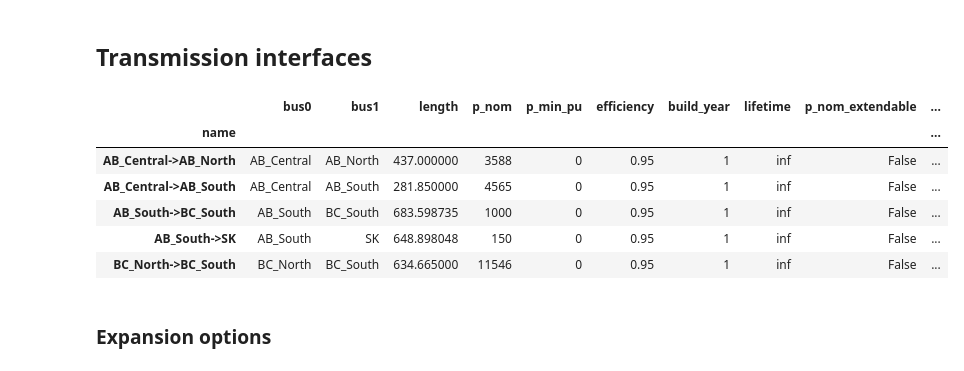
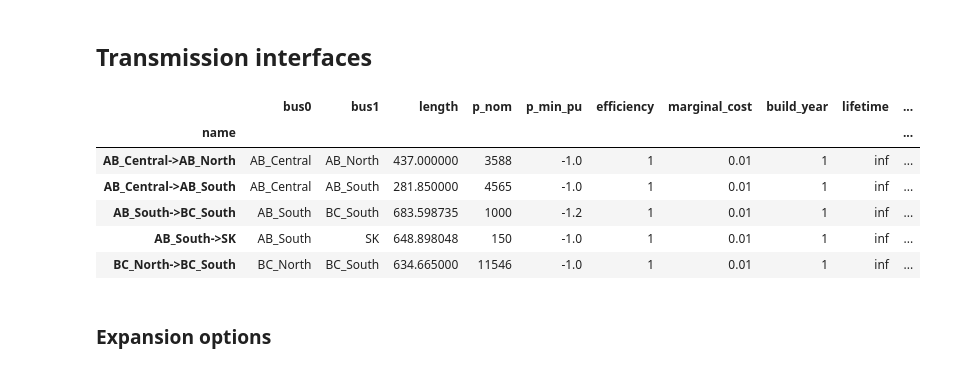
Before and after one commit to NRCan/pypsa-canada-national, a Jupyter notebook: 4 - Create Model.ipynb, the cells around one changed output. Saved outputs shown, nothing was run; the diff lists cells and outputs as text; code cells hidden in the pictures.

```diff
--- a/4 - Create Model.ipynb
+++ b/4 - Create Model.ipynb
@@ -343,41 +343,57 @@ loads.to_csv(os.path.join(model_results_path, 'loads.csv'))
 # %% [markdown]
 ## Transmission interfaces
 # %%
+# Unidirectionnal/bidirectionnal links option: Put "False" to define connection as 2 undirectionnal links to have marginal cost and efficiency on it
+bidirectionnal = True
+
 # Read results from line_distances
 interface_data = pd.read_csv(os.path.join(results_path, 'cluster_interfaces.csv'))
 interface_data = interface_data.rename(columns={'start':'bus0', 'end':'bus1', 'distance':'length', 'capacity_fwd':'p_nom'})
 
-fwd_links = interface_data.copy()
-fwd_links['name'] = fwd_links.bus0 + '->' + fwd_links.bus1
-fwd_links['p_min_pu'] = 0
+if bidirectionnal:
+    # If forward capacity is 0, but backwards is non-zero, flip
+    mask = (interface_data['p_nom'] == 0) & (interface_data['capacity_bck'] != 0)
+    interface_data.loc[mask, ['bus0', 'bus1']] = interface_data.loc[mask, ['bus1', 'bus0']].values
+    interface_data.loc[mask, ['p_nom', 'capacity_bck']] = interface_data.loc[mask, ['capacity_bck', 'p_nom']].values
+    interface_data['p_min_pu'] = (interface_data.capacity_bck.divide(interface_data.p_nom) * -1).replace([np.inf, -np.inf], 0).fillna(0)
 
-bck_links = interface_data[interface_data['capacity_bck'] > 0].copy()
-# Flip the buses
-bck_links[['bus0', 'bus1']] = bck_links[['bus1', 'bus0']].values
-bck_links['p_nom'] = bck_links['capacity_bck']
-bck_links['name'] = bck_links.bus0 + '->' + bck_links.bus1
-bck_links['p_min_pu'] = 0
+    interface_data['name'] = interface_data.bus0 + '->' + interface_data.bus1
+    interface_data = interface_data.set_index('name', drop=True)
+    interface_data['efficiency'] = 1
+    interface_data['marginal_cost'] = 0.01
+else:
+    fwd_links = interface_data.copy()
+    fwd_links['name'] = fwd_links.bus0 + '->' + fwd_links.bus1
+    fwd_links['p_min_pu'] = 0
 
-interface_data = pd.concat([fwd_links, bck_links], ignore_index=True)
-interface_data = interface_data.set_index('name', drop=True)
+    bck_links = interface_data[interface_data['capacity_bck'] > 0].copy()
+    # Flip the buses
+    bck_links[['bus0', 'bus1']] = bck_links[['bus1', 'bus0']].values
+    bck_links['p_nom'] = bck_links['capacity_bck']
+    bck_links['name'] = bck_links.bus0 + '->' + bck_links.bus1
+    bck_links['p_min_pu'] = 0
 
-interface_data['efficiency'] = 0.96
+    interface_data = pd.concat([fwd_links, bck_links], ignore_index=True)
+    interface_data = interface_data.set_index('name', drop=True)
+    interface_data['efficiency'] = 0.96
+    interface_data['marginal_cost'] = 0.01 #Avoid flow in both directions
+
 interface_data['build_year'] = 1
 interface_data['lifetime'] = 'inf'
 interface_data['p_nom_extendable'] = False
 interface_data['capital_cost'] = 0
 interface_data['carrier'] = 'DC'
 interface_data['committable'] = False
 interface_data = interface_data.drop(['dijkstra_distance', 'straight_distance', 'capacity_bck'], axis=1)
 interface_data.head()
 # %% [output]
-|  | bus0 | bus1 | length | p_nom | p_min_pu | efficiency | build_year | lifetime | p_nom_extendable | ... |
+|  | bus0 | bus1 | length | p_nom | p_min_pu | efficiency | marginal_cost | build_year | lifetime | ... |
 | name |  |  |  |  |  |  |  |  |  | ... |
-| AB_Central->AB_North | AB_Central | AB_North | 437.000000 | 3588 | 0 | 0.95 | 1 | inf | False | ... |
-| AB_Central->AB_South | AB_Central | AB_South | 281.850000 | 4565 | 0 | 0.95 | 1 | inf | False | ... |
-| AB_South->BC_South | AB_South | BC_South | 683.598735 | 1000 | 0 | 0.95 | 1 | inf | False | ... |
-| AB_South->SK | AB_South | SK | 648.898048 | 150 | 0 | 0.95 | 1 | inf | False | ... |
-| BC_North->BC_South | BC_North | BC_South | 634.665000 | 11546 | 0 | 0.95 | 1 | inf | False | ... |
+| AB_Central->AB_North | AB_Central | AB_North | 437.000000 | 3588 | -1.0 | 1 | 0.01 | 1 | inf | ... |
+| AB_Central->AB_South | AB_Central | AB_South | 281.850000 | 4565 | -1.0 | 1 | 0.01 | 1 | inf | ... |
+| AB_South->BC_South | AB_South | BC_South | 683.598735 | 1000 | -1.2 | 1 | 0.01 | 1 | inf | ... |
+| AB_South->SK | AB_South | SK | 648.898048 | 150 | -1.0 | 1 | 0.01 | 1 | inf | ... |
+| BC_North->BC_South | BC_North | BC_South | 634.665000 | 11546 | -1.0 | 1 | 0.01 | 1 | inf | ... |
 # %% [markdown]
 ### Expansion options
 # %%
```
Also changed, not shown: parts of 5 cells of this notebook.
